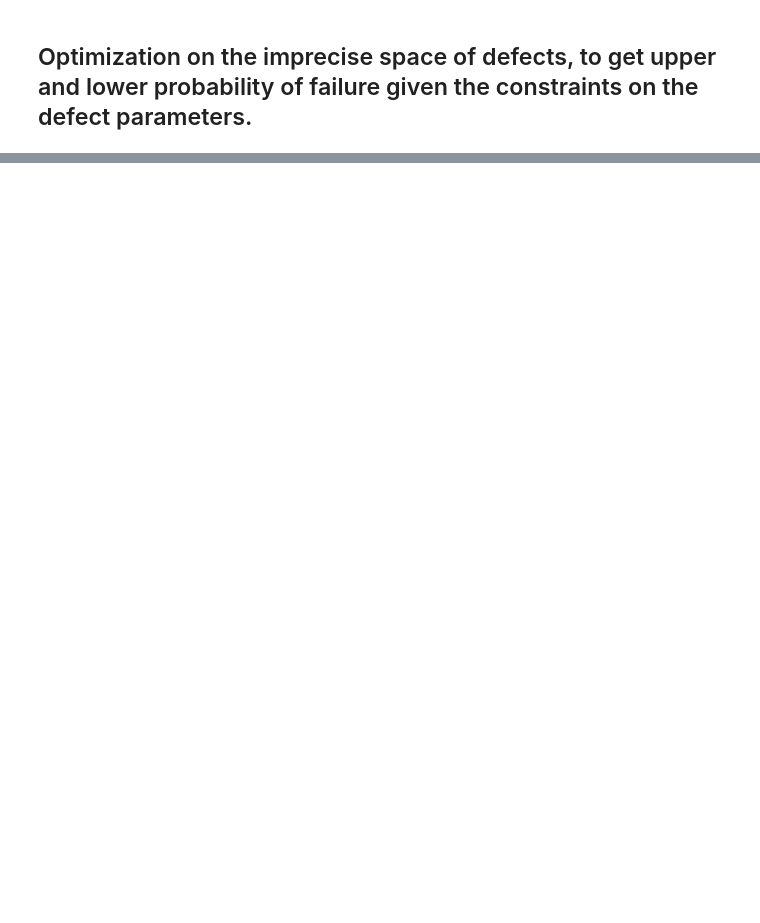
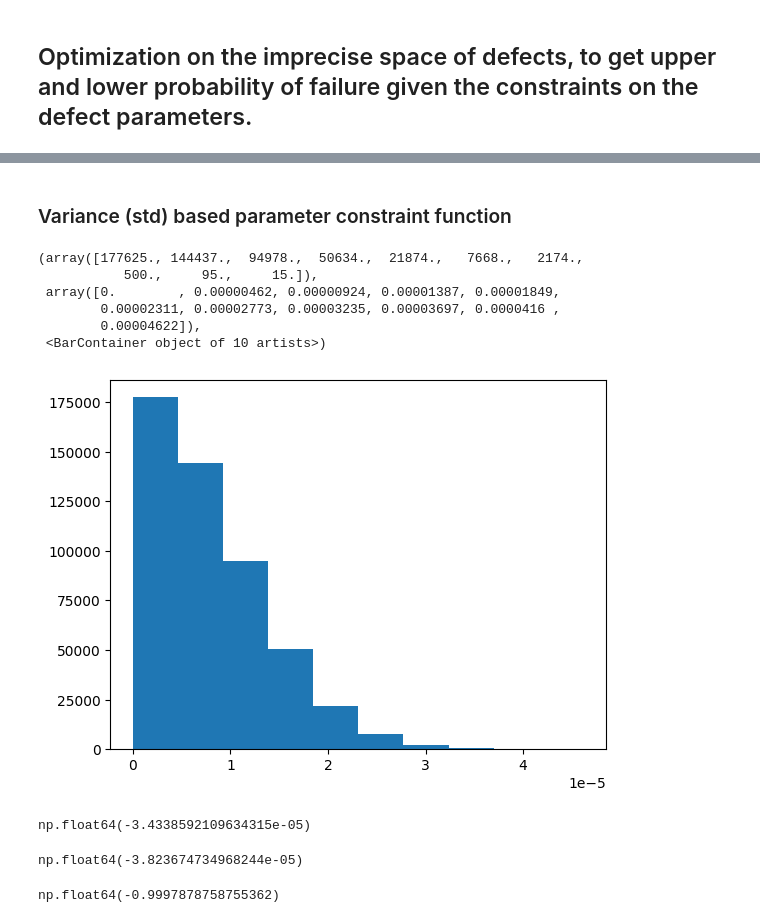
Before and after one commit to Kramer84/otaf, a Jupyter notebook: notebooks/OptimizationBasedModels/Modele1.5D_Auto_Optim_CMC.ipynb, the cells around one changed output, grey strips where cells are left out. Saved outputs shown, nothing was run; the diff lists cells and outputs as text; code cells hidden in the pictures; blank space fills up the shorter version.

```diff
--- a/notebooks/OptimizationBasedModels/Modele1.5D_Auto_Optim_CMC.ipynb
+++ b/notebooks/OptimizationBasedModels/Modele1.5D_Auto_Optim_CMC.ipynb
@@ -506,0 +328,47 @@ np.median(data,axis=0)
+# %% [markdown]
+### Variance (std) based parameter constraint function
+# %%
+midof_funcs = otaf.tolerances.MiSdofToleranceZones()
+
+feature_constraint_list = []
+
+# We know that all features are parallel lines, with same values/dimensions
+for i in range(2):
+    fconst = otaf.tolerances.FeatureLevelStatisticalConstraint(
+        midof_funcs.two_parallel_straight_lines,
+        mif_args = (t, X3),
+        n_dof = 2,
+        n_sample = 500000,
+        target = "std", #"prob",
+        target_val = sigma_e_pos*np.sqrt(1-(2/np.pi)), #To be folded normal variance!
+        isNormal = True, #The component distributions are normal
+        normalizeOutput = True, #Normalize constraint
+    )
+    feature_constraint_list.append(fconst)
+
+# The input of this object would be a list of parameters (their real value)
+composed_assembly_constraint = otaf.tolerances.ComposedAssemblyLevelStatisticalConstraint(feature_constraint_list)
+# %%
+C0 = feature_constraint_list[0]
+# %%
+plt.hist(C0.res[1])
+# %% [output]
+(array([177625., 144437.,  94978.,  50634.,  21874.,   7668.,   2174.,
+           500.,     95.,     15.]),
+ array([0.        , 0.00000462, 0.00000924, 0.00001387, 0.00001849,
+        0.00002311, 0.00002773, 0.00003235, 0.00003697, 0.0000416 ,
+        0.00004622]),
+ <BarContainer object of 10 artists>)
+[figure, added]
+# %%
+C0(np.array([0,sigma_e_pos, 0, sigma_e_theta]))
+# %% [output]
+np.float64(-3.4338592109634315e-05)
+# %%
+C0(np.array([0,sigma_e_pos, 0, 0.000000001]))
+# %% [output]
+np.float64(-3.823674734968244e-05)
+# %%
+C0(np.array([0,0.00001, 0, 0.000001]))
+# %% [output]
+np.float64(-0.9997878758755362)
```
Also changed, not shown: parts of 24 cells of this notebook, 6 other files.
